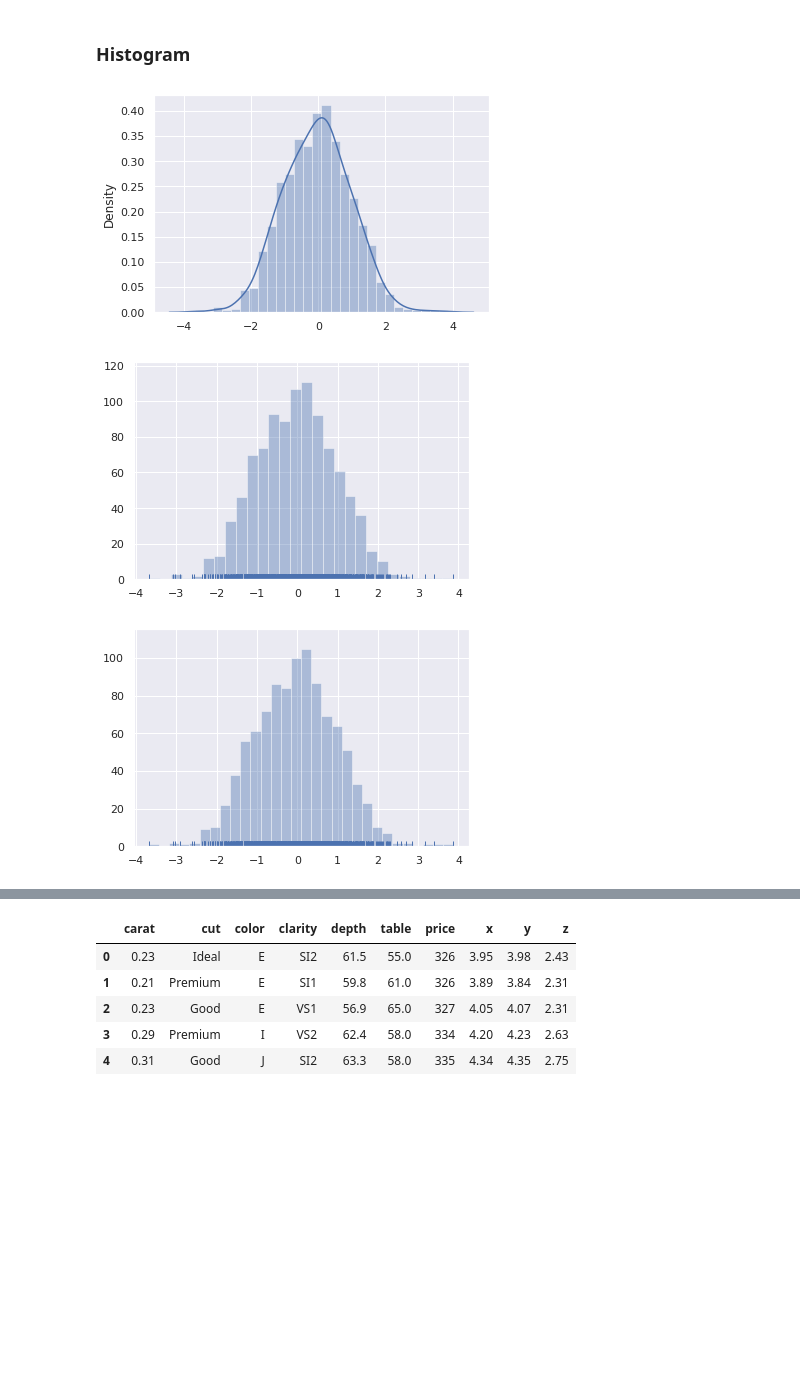
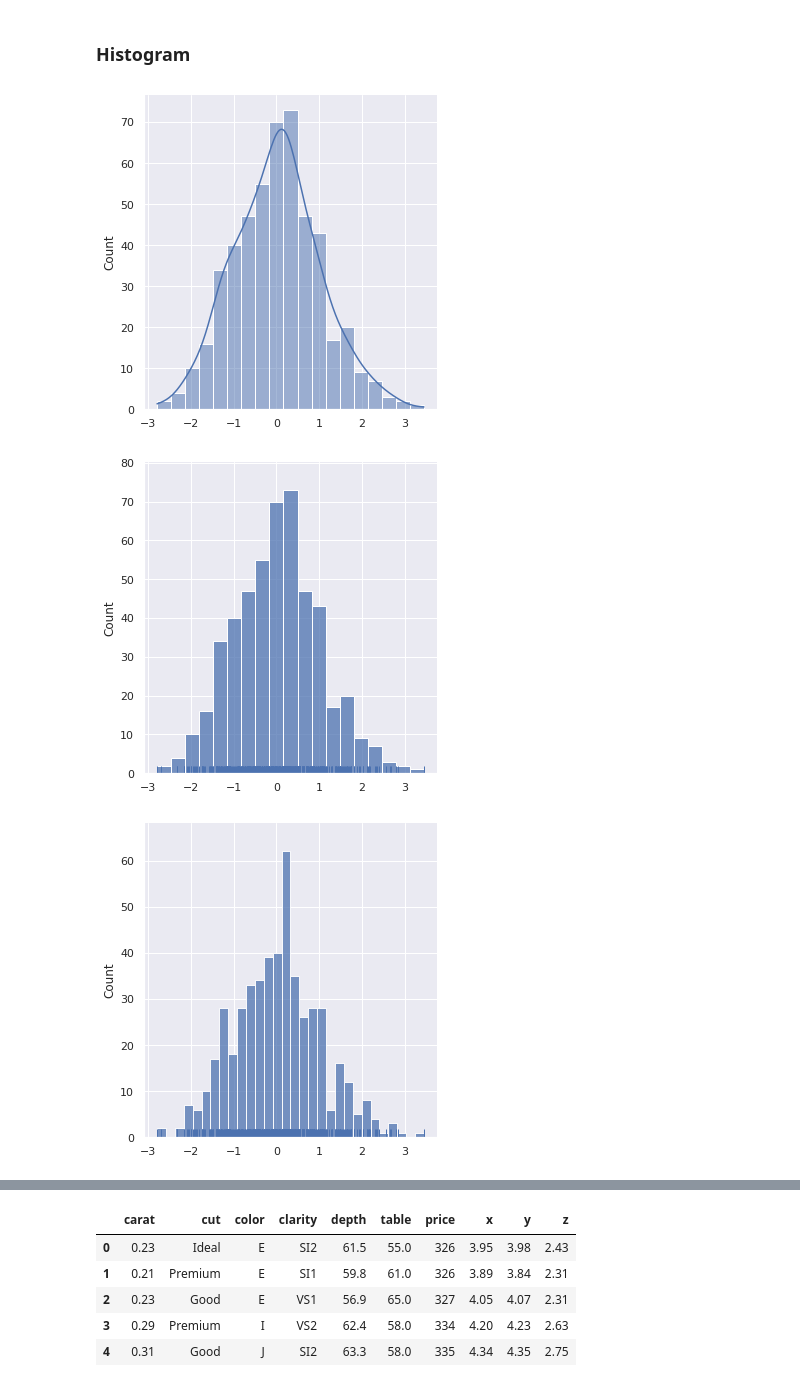
Before and after one commit to ShrayankM/Python-Labs, a Jupyter notebook: Visualization_Part1.ipynb, the cells around one changed output, grey strips where cells are left out. Drawn from its saved outputs; the diff is of its cells as text; code cells hidden in the pictures; blank space fills up the shorter version.

```diff
--- a/Visualization_Part1.ipynb
+++ b/Visualization_Part1.ipynb
@@ -227,17 +237,17 @@ df_.style.bar(subset = ['mh'], color = 'red').bar(subset = ['tn'], color = 'oran
 # %%
 x = np.random.normal(size = 1000)
 # %%
-sns.distplot(x);
+sns.displot(x, kde = True);
 # %% [output]
-[figure, old version]
+[figure, new version]
 # %%
-sns.distplot(x, kde = False, rug = True);
+sns.displot(x, kde = False, rug = True);
 # %% [output]
-[figure, old version]
+[figure, new version]
 # %%
-sns.distplot(x, kde = False, rug = True, bins = 30);
+sns.displot(x, kde = False, rug = True, bins = 30);
 # %% [output]
-[figure, old version]
+[figure, new version]
 # %%
 sns.kdeplot(x);
 # %% [output]
```
Also changed, not shown: parts of 19 cells of this notebook, 1 other file.
